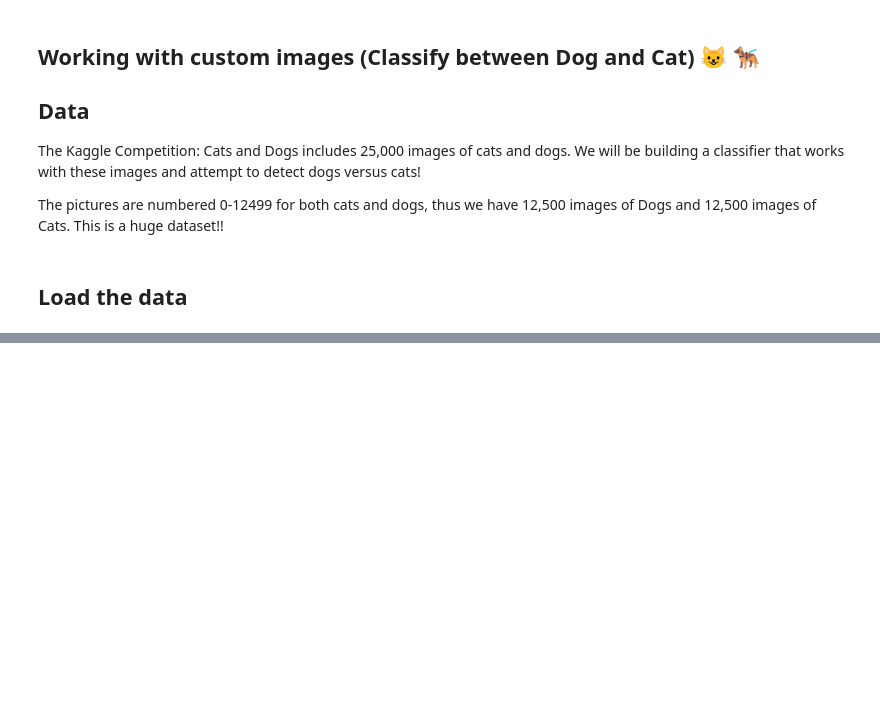
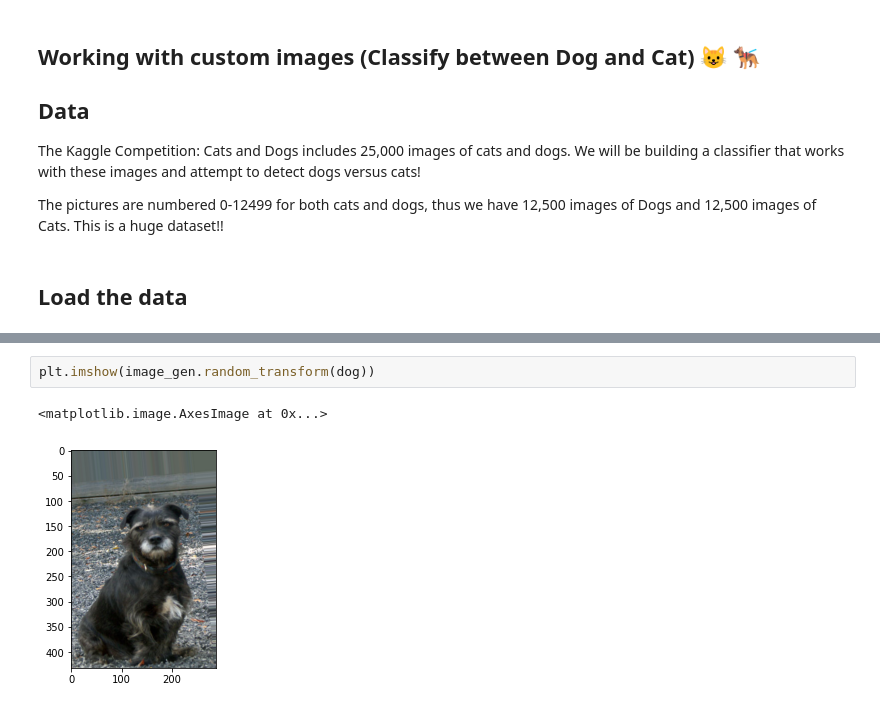
Before and after one commit to aryatomarAI/Computer-Vision-with-OpenCV-and-Deep-Learning, a Jupyter notebook: Deep-Learning-for-Computer-Vision/Deep_Learning_on_custom_images.ipynb, the cells around one changed output, grey strips where cells are left out. Cells and saved outputs as stored; diff of their text form; blank space fills up the shorter version.

```diff
--- a/Deep-Learning-for-Computer-Vision/Deep_Learning_on_custom_images.ipynb
+++ b/Deep-Learning-for-Computer-Vision/Deep_Learning_on_custom_images.ipynb
@@ -16,0 +82,5 @@ Mounted at /content/drive
+# %%
+plt.imshow(image_gen.random_transform(dog))
+# %% [output]
+<matplotlib.image.AxesImage at 0x...>
+[figure, added]
```
Also changed, not shown: parts of 30 cells of this notebook.
